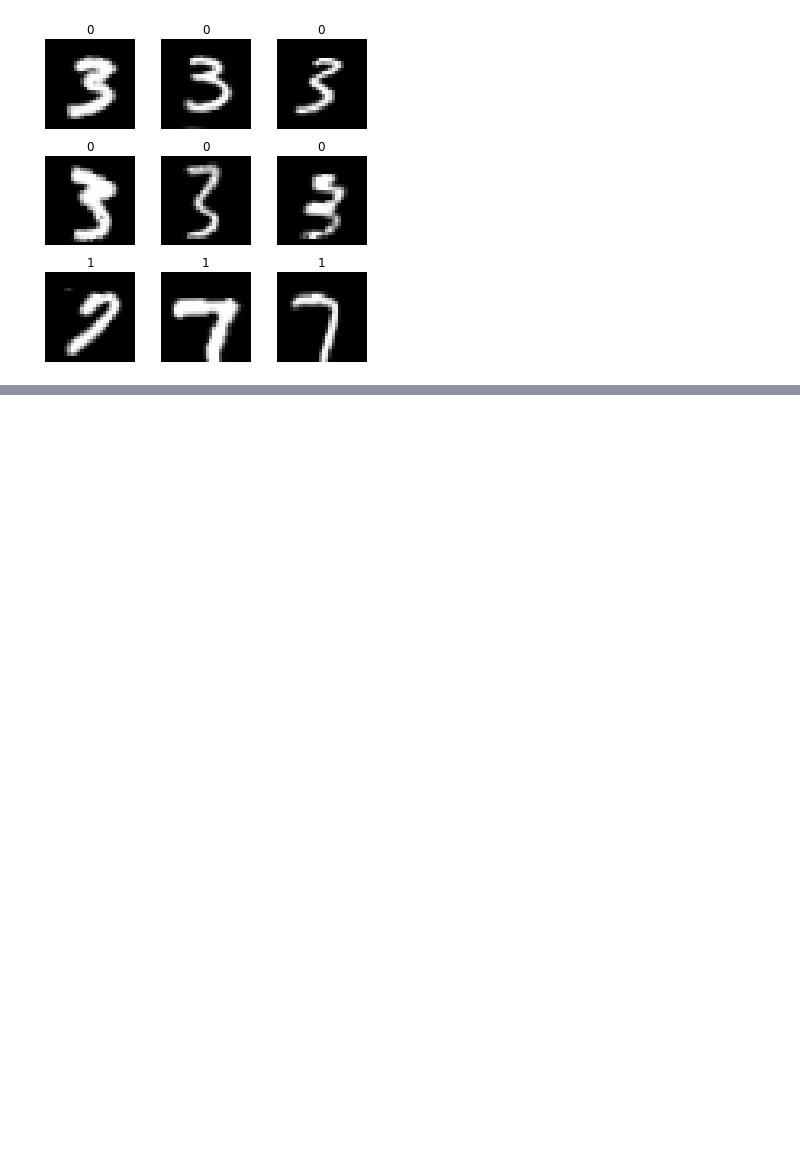
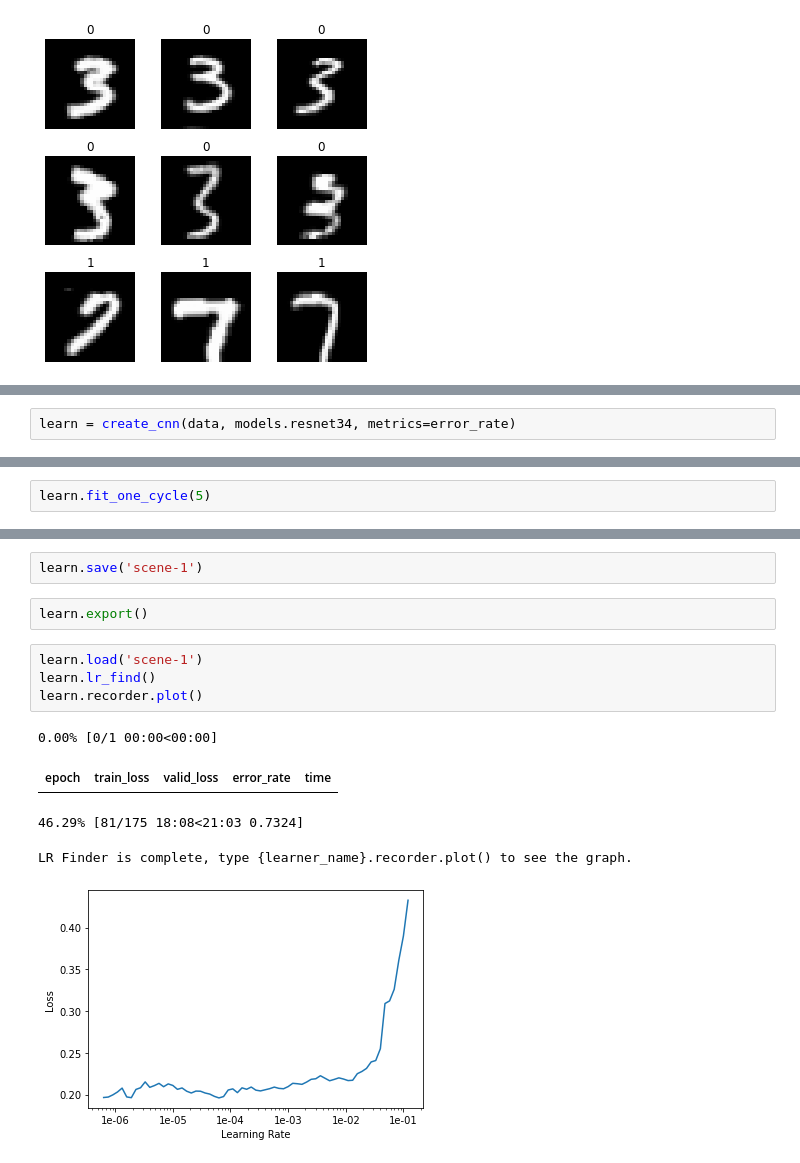
Before and after one commit to chriswebb31/FastAI, a Jupyter notebook: Lesson1.ipynb, the cells around one changed output, grey strips where cells are left out. Cells and saved outputs as stored; diff of their text form; blank space fills up the shorter version.

```diff
--- a/Lesson1.ipynb
+++ b/Lesson1.ipynb
@@ -293,0 +317,2 @@ data.classes
+# %%
+learn = create_cnn(data, models.resnet34, metrics=error_rate)
@@ -293,0 +321,2 @@ data.classes
+# %%
+learn.fit_one_cycle(5)
@@ -293,0 +330,14 @@ data.classes
+# %%
+learn.save('scene-1')
+# %%
+learn.export()
+# %%
+learn.load('scene-1')
+learn.lr_find()
+learn.recorder.plot()
+# %% [output]
+0.00% [0/1 00:00<00:00]
+| epoch | train_loss | valid_loss | error_rate | time |
+46.29% [81/175 18:08<21:03 0.7324]
+LR Finder is complete, type {learner_name}.recorder.plot() to see the graph.
+[figure, added]
```
Also changed, not shown: parts of 17 cells of this notebook.
